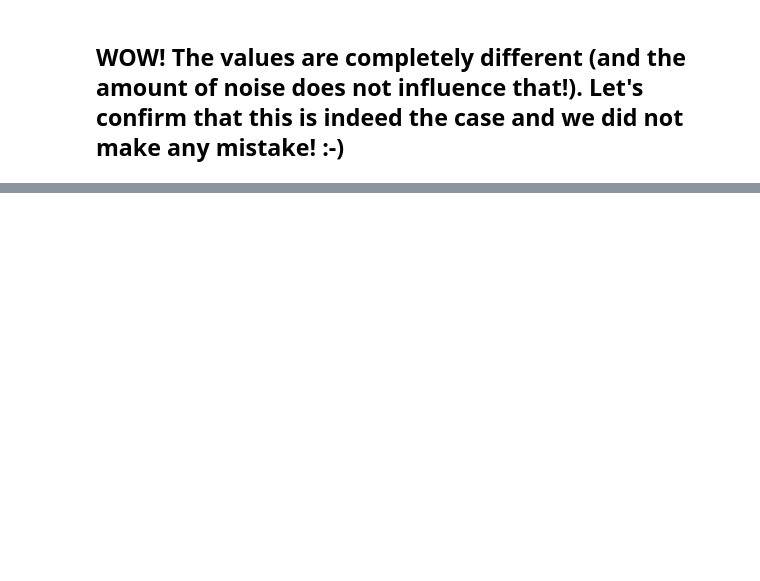
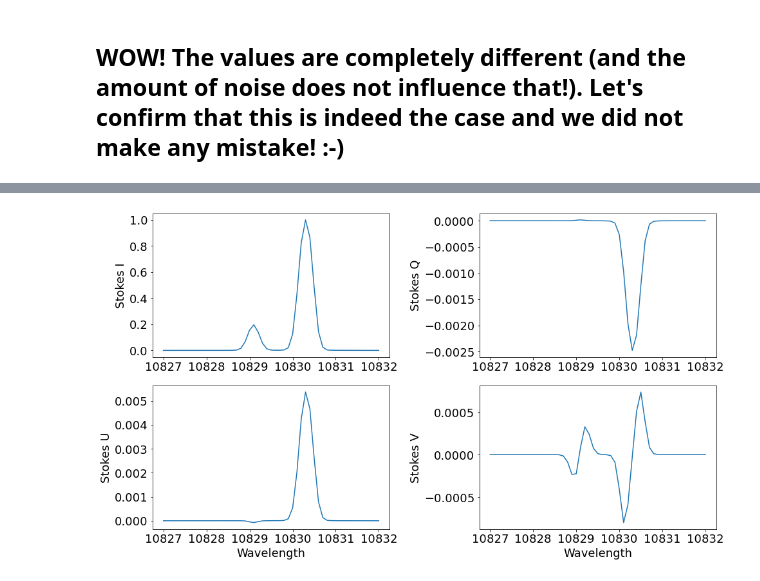
Before and after one commit to ivanzmilic/SP2022, a Jupyter notebook: test_inversion.ipynb, the cells around one changed output, grey strips where cells are left out. Drawn from its saved outputs; the diff is of its cells as text; code cells hidden in the pictures; blank space fills up the shorter version.

```diff
--- a/test_inversion.ipynb
+++ b/test_inversion.ipynb
@@ -798,0 +597,38 @@ result.close()
+# %%
+mod = hazel.Model(working_mode='synthesis')
+mod.add_spectral({'Name': 'spec1', 'Wavelength': [10827, 10832, 51], 'topology': 'ch1',
+    'LOS': [90.0,0.0,0.0], 'Boundary condition': [0.0,0.0,0.0,0.0]})
+mod.add_chromosphere({'Name': 'ch1', 'Spectral region': 'spec1', 'Height': 5.0, 'Line': '10830', 'Wavelength': [10827, 10832]})
+mod.setup()
+
+# Vector of parameters are (Bx,By,Bz,tau,v,deltav,beta,a) and then the ff.
+# Can you tell me which of the B components is los one, and which ones lie in the plane of the sky?
+# Parameters: (Bx,By,Bz,tau,v,deltav,beta,a)
+
+params_original = [3.0,4.0,5.0, 1.0 ,0.0, 5.0, 1.0, 0.01]
+
+mod.atmospheres['ch1'].set_parameters(params_original,1.0)
+mod.synthesize()
+
+# This is where the wavelength hides
+ll = np.copy(mod.spectrum['spec1'].wavelength_axis)
+n_wvl = len(ll)
+
+plt.figure(figsize=[14,8])
+plt.subplot(221)
+plt.plot(ll,mod.spectrum['spec1'].stokes[0,:])
+plt.ylabel("Stokes I")
+plt.subplot(222)
+plt.plot(ll,mod.spectrum['spec1'].stokes[1,:])
+plt.ylabel("Stokes Q")
+plt.subplot(223)
+plt.plot(ll,mod.spectrum['spec1'].stokes[2,:])
+plt.ylabel("Stokes U")
+plt.xlabel("Wavelength")
+plt.subplot(224)
+plt.plot(ll,mod.spectrum['spec1'].stokes[3,:])
+plt.ylabel("Stokes V")
+plt.xlabel("Wavelength")
+plt.tight_layout()
+# %% [output]
+[figure, added]
```
Also changed, not shown: parts of 60 cells of this notebook, 5 other files.
